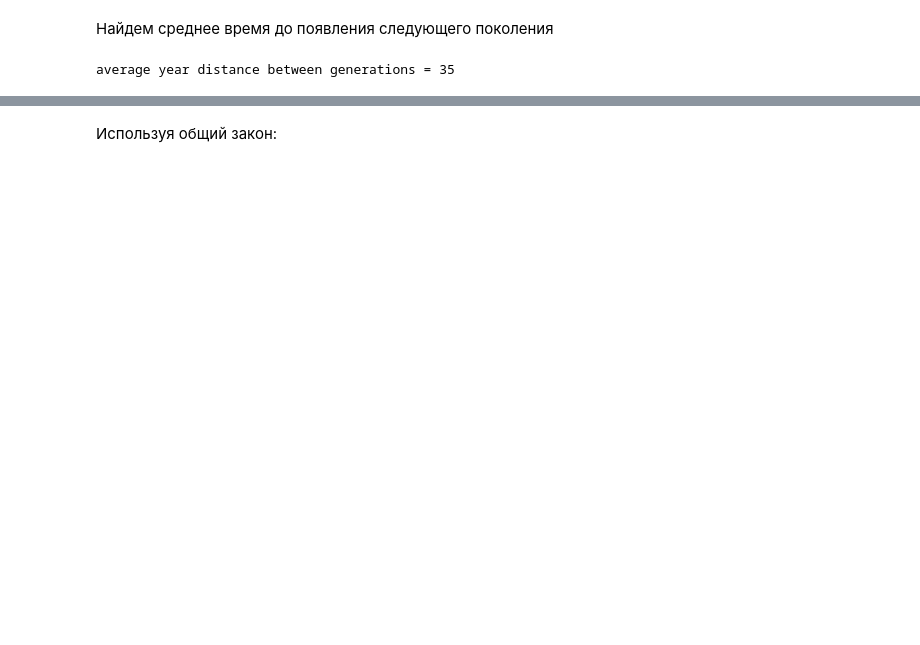
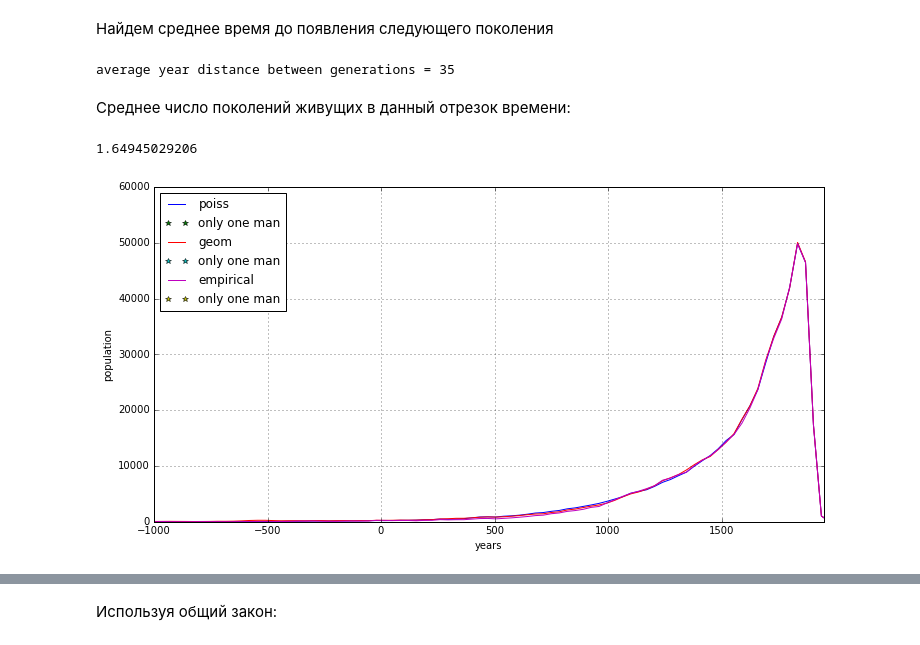
Before and after one commit to ale3otik/MIPT-2016-Stochastic-process, a Jupyter notebook: task1/t1_Zotov_Alexey_497.ipynb, the cells around one changed output, grey strips where cells are left out. Drawn from its saved outputs; the diff is of its cells as text; code cells hidden in the pictures; blank space fills up the shorter version.

Commit message:
backward implemented

```diff
--- a/task1/t1_Zotov_Alexey_497.ipynb
+++ b/task1/t1_Zotov_Alexey_497.ipynb
@@ -339,3 +349,10 @@ avg_gen_distance = int(np.mean(gen_dists))
 print('average year distance between generations = ' + str(avg_gen_distance))
 # %% [output]
 average year distance between generations = 35
+# %% [markdown]
+Среднее число поколений живущих в данный отрезок времени:
+# %%
+life_coef = avg_life_time / avg_gen_distance
+print(life_coef)
+# %% [output]
+1.64945029206
@@ -341,0 +411,4 @@ average year distance between generations = 35
+# %%
+calc_backward(distr,names,params,-1000,[-1000,1950],[0,0])
+# %% [output]
+[figure, added]
```
Also changed, not shown: parts of 16 cells of this notebook.
